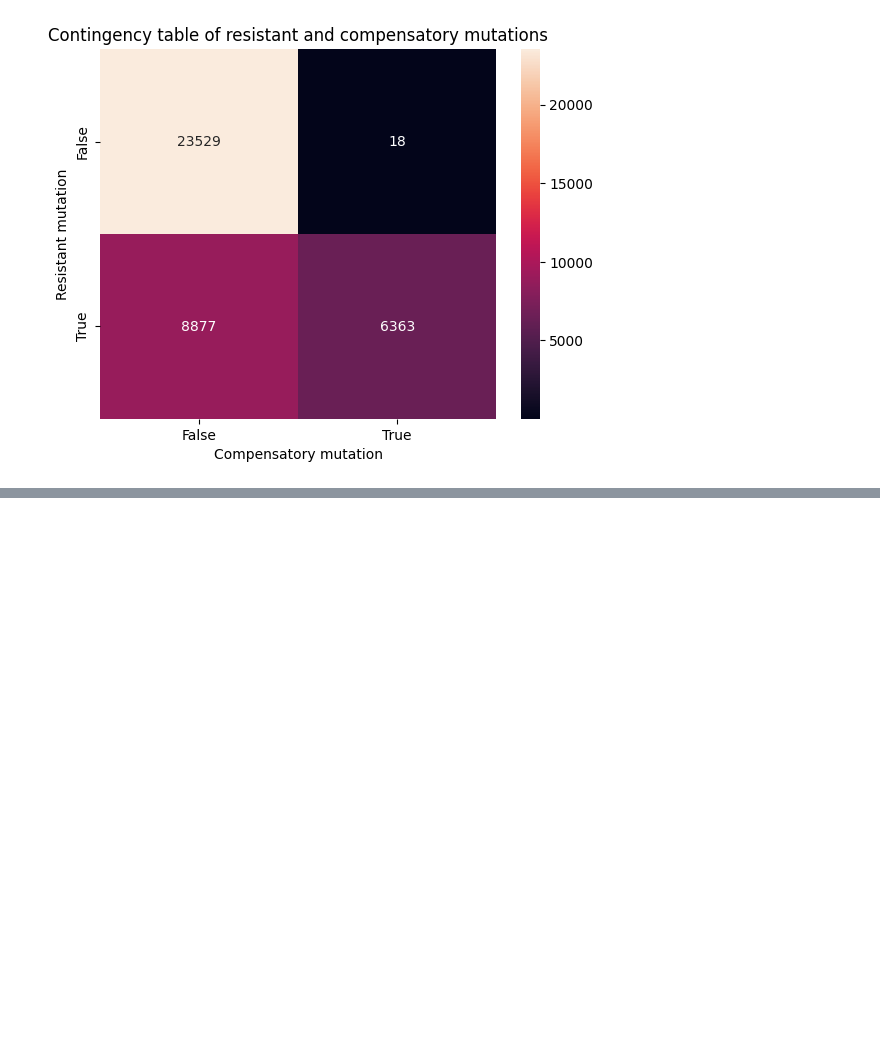
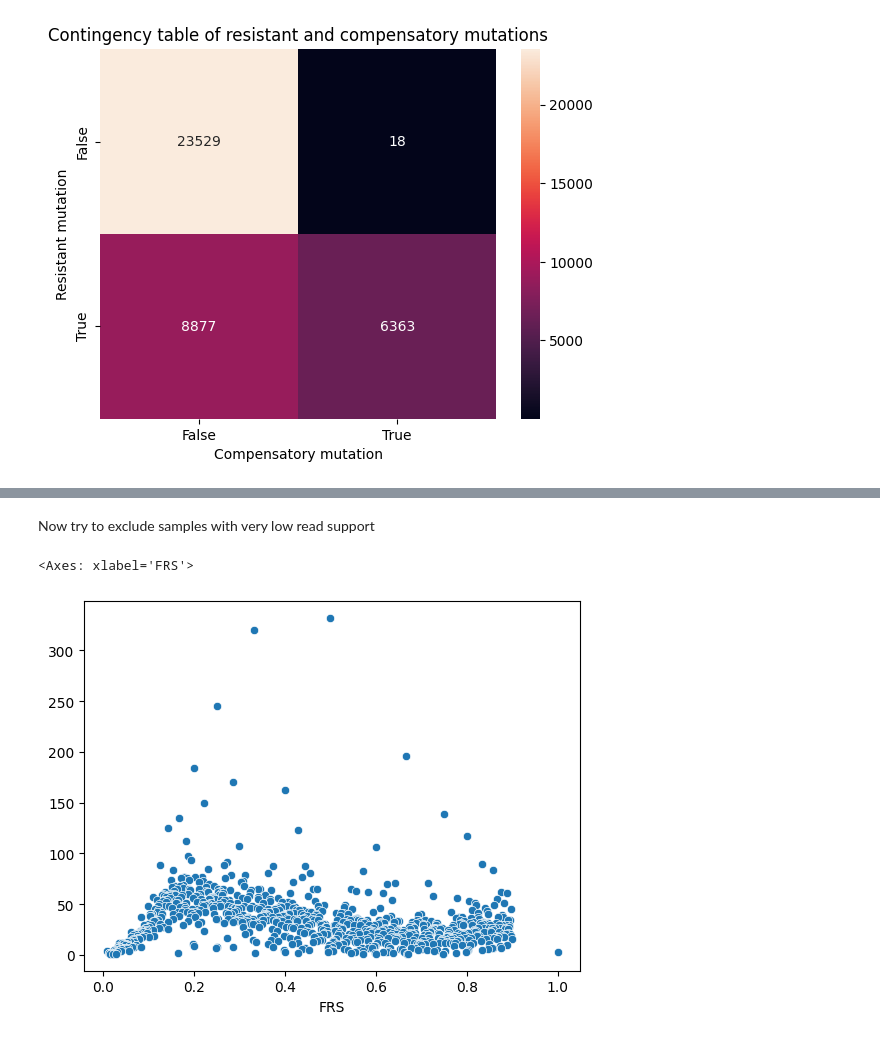
Before and after one commit to fowler-lab/tb-rnap-subpopulations, a Jupyter notebook: exploration.ipynb, the cells around one changed output, grey strips where cells are left out. Saved outputs shown, nothing was run; the diff lists cells and outputs as text; code cells hidden in the pictures; blank space fills up the shorter version.

```diff
--- a/exploration.ipynb
+++ b/exploration.ipynb
@@ -157,0 +156,9 @@ print(minor_contingency_table.iloc[1,1] / minor_contingency_table.iloc[1,0])
+# %% [markdown]
+Now try to exclude samples with very low read support
+# %%
+#Plot all mutations by FRS (if they have one reported)
+#plot as a scatterplot of FRS vs count
+sns.scatterplot(x=mutations.FRS.value_counts().index, y=mutations.FRS.value_counts().values)
+# %% [output]
+<Axes: xlabel='FRS'>
+[figure, added]
```
Also changed, not shown: parts of 22 cells of this notebook.
